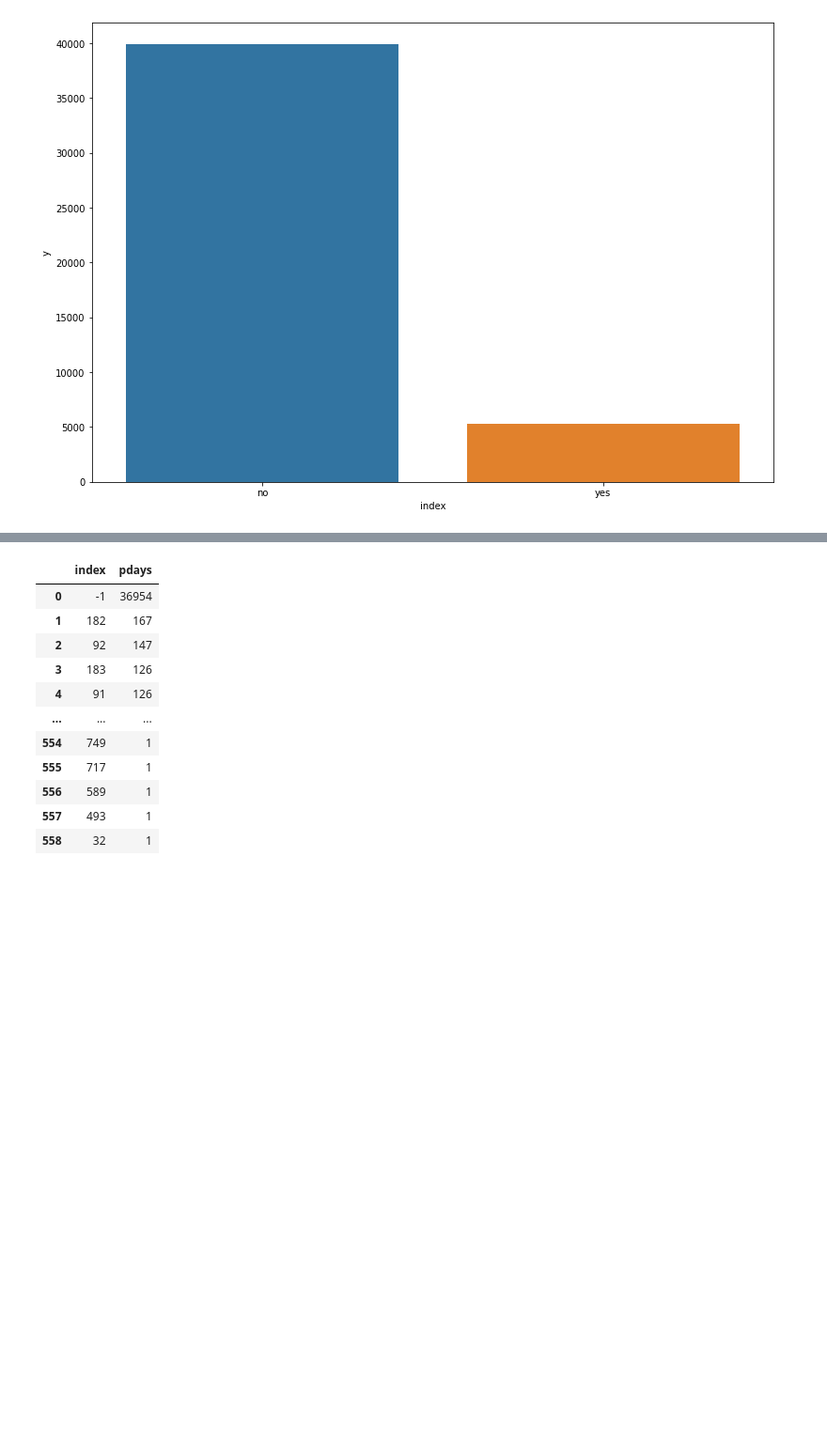
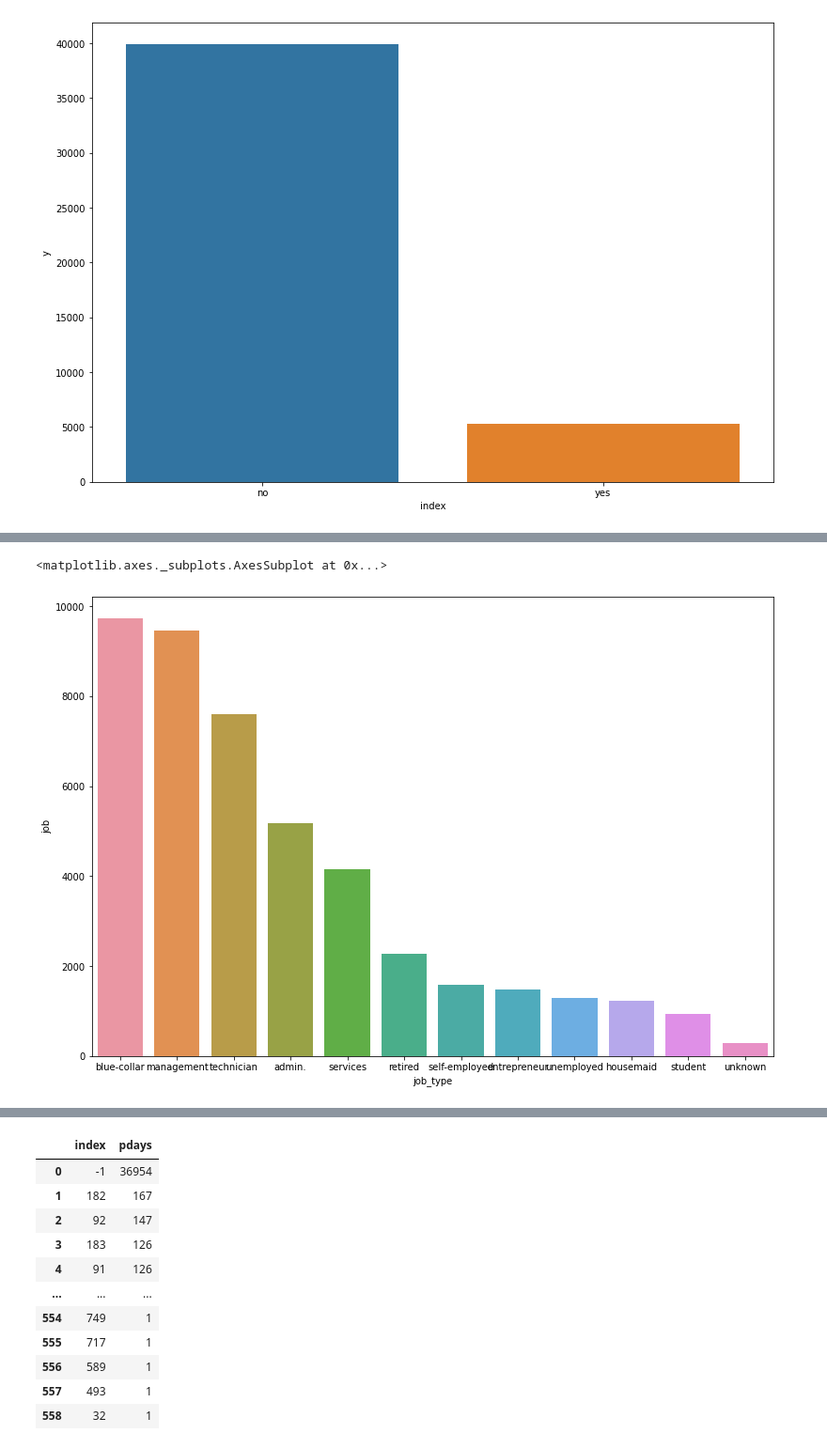
Before and after one commit to hrushikeshsahu19/Predicting-the-effectiveness-of-bank-marketing-campaigns, a Jupyter notebook: Hrushikesh_Sahu_Team_1_Capstone_Project_3.ipynb, the cells around one changed output, grey strips where cells are left out. Shown at 94% size. Saved outputs shown, nothing was run; the diff lists cells and outputs as text; code cells hidden in the pictures; blank space fills up the shorter version.

```diff
--- a/Hrushikesh_Sahu_Team_1_Capstone_Project_3.ipynb
+++ b/Hrushikesh_Sahu_Team_1_Capstone_Project_3.ipynb
@@ -339,0 +167,4 @@ sns.barplot(x='index',y='poutcome',data=poutcome_df)
+# %%
+job_df=df['job'].value_counts().reset_index()
+job_df.rename(columns={'index':'job_type'},inplace=True)
+job_df
@@ -339,0 +185,6 @@ sns.barplot(x='index',y='poutcome',data=poutcome_df)
+# %%
+plt.figure(figsize=(13,9))
+sns.barplot(x='job_type',y='job',data=job_df)
+# %% [output]
+<matplotlib.axes._subplots.AxesSubplot at 0x...>
+[figure, added]
```
Also changed, not shown: parts of 91 cells of this notebook.
